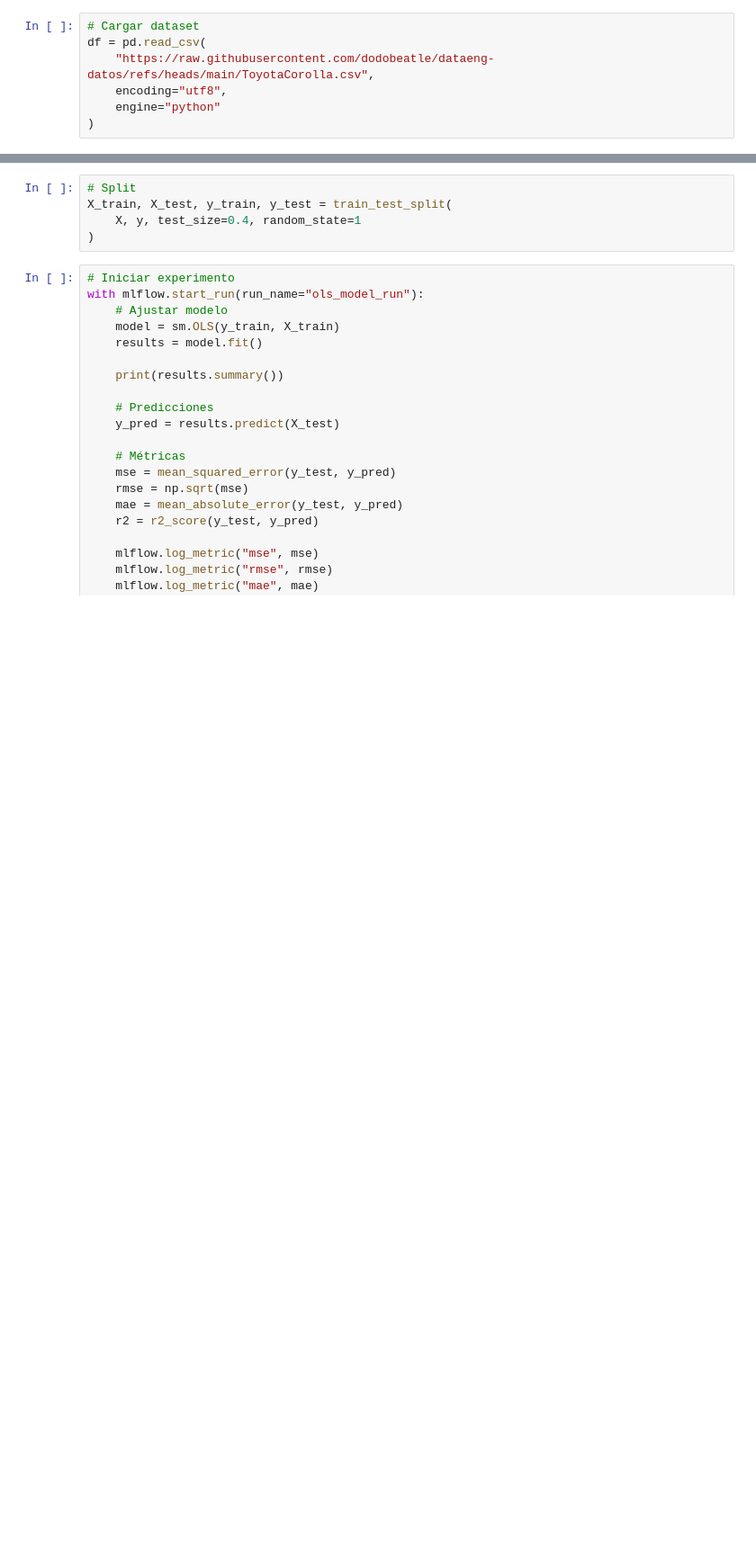
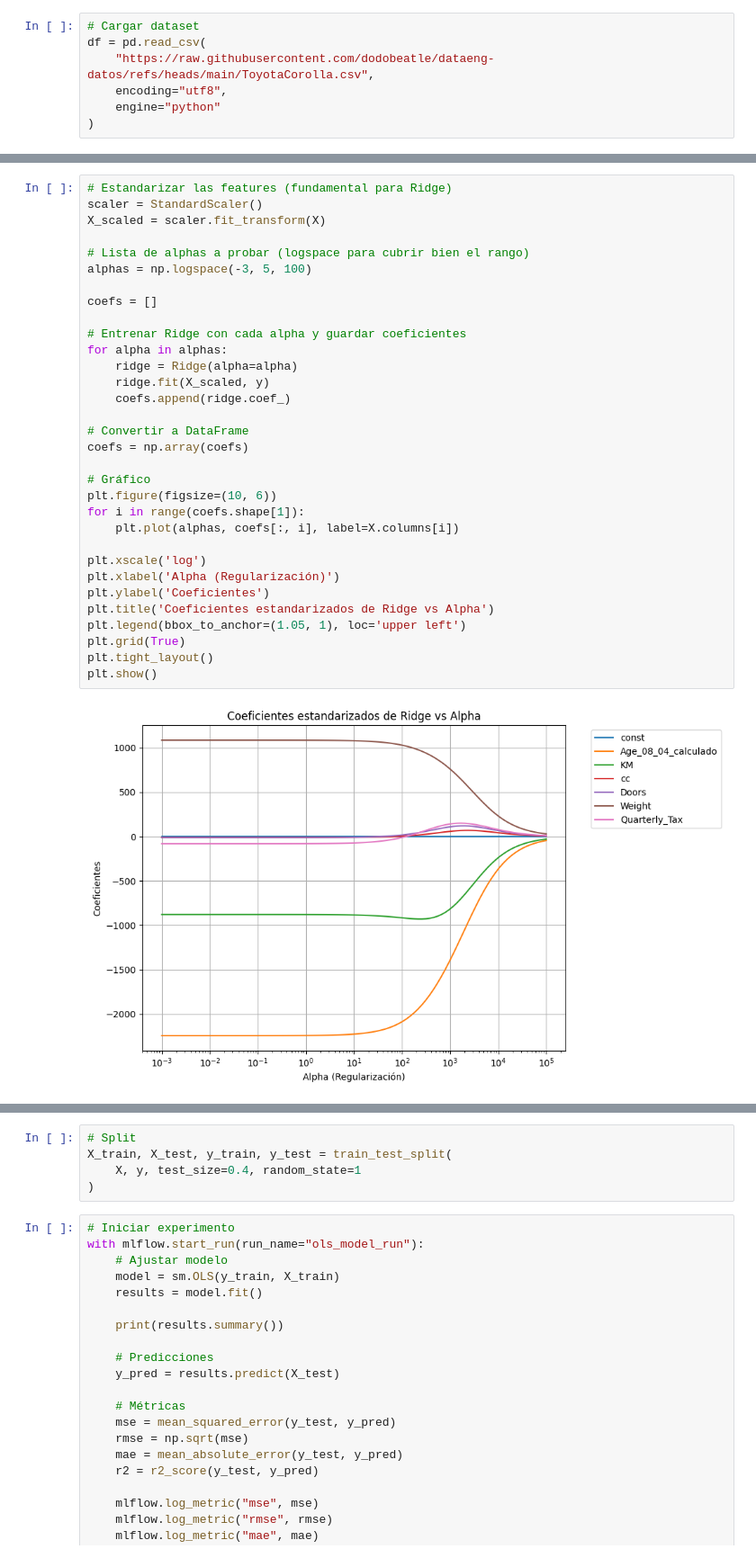
Before and after one commit to lucasdepetrisd/toyota_project, a Jupyter notebook: toyota_project/notebooks/toyota_m.ipynb, the cells around one changed output, grey strips where cells are left out. Shown at 90% size. Saved outputs shown, nothing was run; the diff lists cells and outputs as text; blank space fills up the shorter version.

```diff
--- a/toyota_project/notebooks/toyota_m.ipynb
+++ b/toyota_project/notebooks/toyota_m.ipynb
@@ -201,0 +272,34 @@ print(X.head())
+# %%
+# Estandarizar las features (fundamental para Ridge)
+scaler = StandardScaler()
+X_scaled = scaler.fit_transform(X)
+
+# Lista de alphas a probar (logspace para cubrir bien el rango)
+alphas = np.logspace(-3, 5, 100)
+
+coefs = []
+
+# Entrenar Ridge con cada alpha y guardar coeficientes
+for alpha in alphas:
+    ridge = Ridge(alpha=alpha)
+    ridge.fit(X_scaled, y)
+    coefs.append(ridge.coef_)
+
+# Convertir a DataFrame
+coefs = np.array(coefs)
+
+# Gráfico
+plt.figure(figsize=(10, 6))
+for i in range(coefs.shape[1]):
+    plt.plot(alphas, coefs[:, i], label=X.columns[i])
+
+plt.xscale('log')
+plt.xlabel('Alpha (Regularización)')
+plt.ylabel('Coeficientes')
+plt.title('Coeficientes estandarizados de Ridge vs Alpha')
+plt.legend(bbox_to_anchor=(1.05, 1), loc='upper left')
+plt.grid(True)
+plt.tight_layout()
+plt.show()
+# %% [output]
+[figure, added]
```
Also changed, not shown: parts of 13 cells of this notebook.
